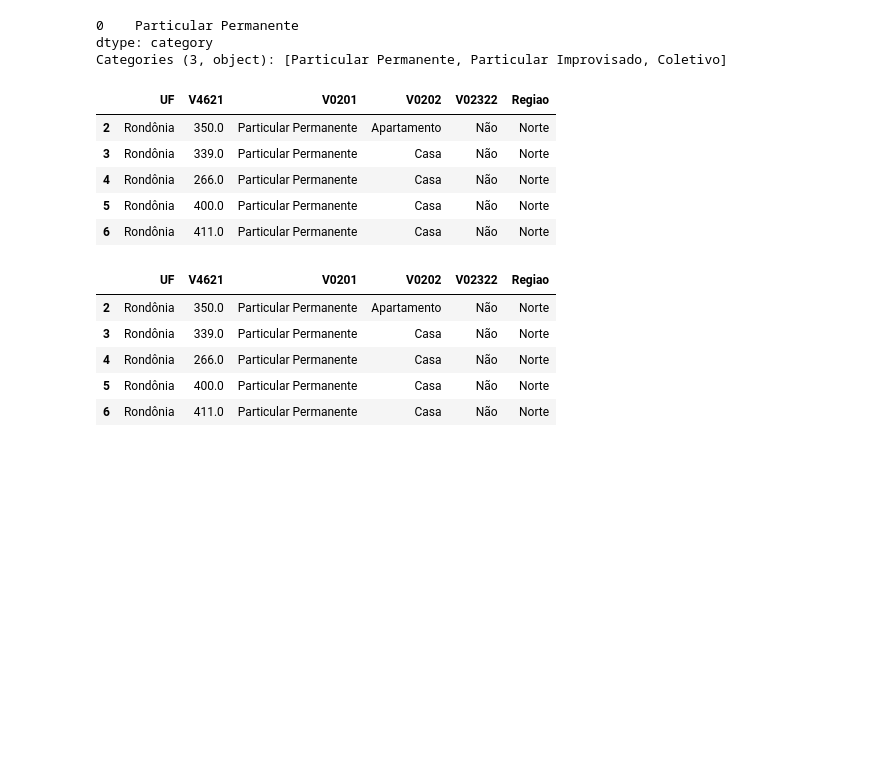
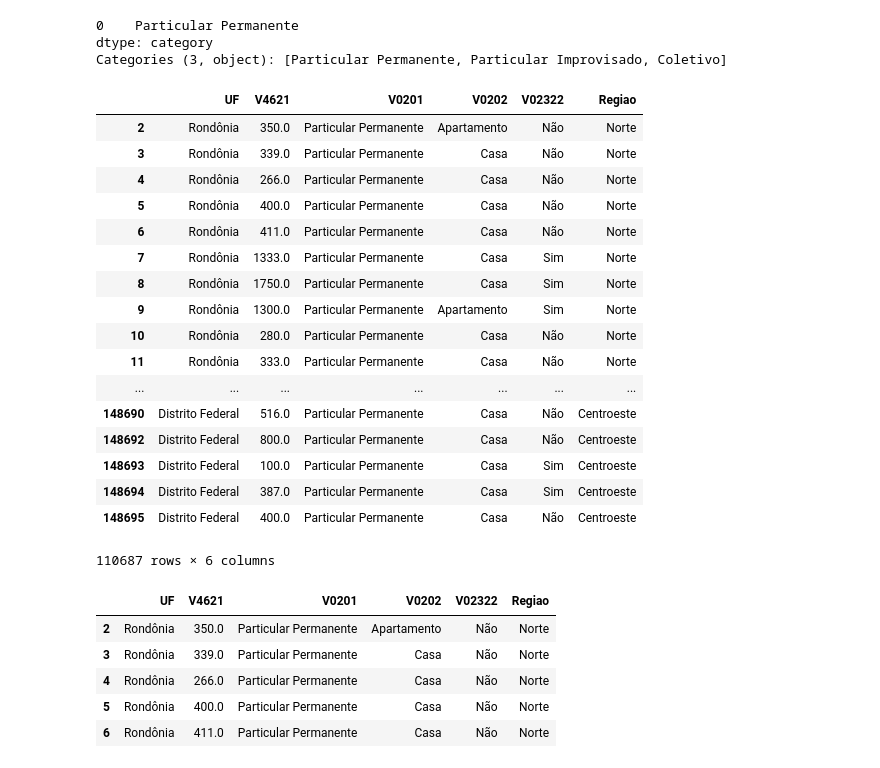
Before and after one commit to rodrigogatti/Projeto1, a Jupyter notebook: Projeto1 Layout.ipynb, the cells around one changed output. Saved outputs shown, nothing was run; the diff lists cells and outputs as text; code cells hidden in the pictures; blank space fills up the shorter version.

```diff
--- a/Projeto1 Layout.ipynb
+++ b/Projeto1 Layout.ipynb
@@ -98,15 +98,27 @@ dtype: category
 Categories (3, object): [Particular Permanente, Particular Improvisado, Coletivo]
 # %%
 #criar novo arquivo com as modas de cada estado
-dadosfiltrados= dados_nao_nulos[(dados_nao_nulos.V0201== 'Particular Permanente') & (dados_nao_nulos.V0202== 'Casa') | (dados_nao_nulos.V0202=='Apartamento')]
-dadosfiltrados.head()
+dadosfiltrados= dados_nao_nulos[(dados_nao_nulos.V0201== 'Particular Permanente')|(dados_nao_nulos.V0201== 'Particular Improvisado') & (dados_nao_nulos.V0202== 'Casa') | (dados_nao_nulos.V0202=='Apartamento')]
+dadosfiltrados
 # %% [output]
 |  | UF | V4621 | V0201 | V0202 | V02322 | Regiao |
 | 2 | Rondônia | 350.0 | Particular Permanente | Apartamento | Não | Norte |
 | 3 | Rondônia | 339.0 | Particular Permanente | Casa | Não | Norte |
 | 4 | Rondônia | 266.0 | Particular Permanente | Casa | Não | Norte |
 | 5 | Rondônia | 400.0 | Particular Permanente | Casa | Não | Norte |
 | 6 | Rondônia | 411.0 | Particular Permanente | Casa | Não | Norte |
+| 7 | Rondônia | 1333.0 | Particular Permanente | Casa | Sim | Norte |
+| 8 | Rondônia | 1750.0 | Particular Permanente | Casa | Sim | Norte |
+| 9 | Rondônia | 1300.0 | Particular Permanente | Apartamento | Sim | Norte |
+| 10 | Rondônia | 280.0 | Particular Permanente | Casa | Não | Norte |
+| 11 | Rondônia | 333.0 | Particular Permanente | Casa | Não | Norte |
+| ... | ... | ... | ... | ... | ... | ... |
+| 148690 | Distrito Federal | 516.0 | Particular Permanente | Casa | Não | Centroeste |
+| 148692 | Distrito Federal | 800.0 | Particular Permanente | Casa | Não | Centroeste |
+| 148693 | Distrito Federal | 100.0 | Particular Permanente | Casa | Sim | Centroeste |
+| 148694 | Distrito Federal | 387.0 | Particular Permanente | Casa | Sim | Centroeste |
+| 148695 | Distrito Federal | 400.0 | Particular Permanente | Casa | Não | Centroeste |
+110687 rows × 6 columns
 # %%
 #grafico de quantidade de sim ou nao por regiao
 tabelanorte= dadosfiltrados[dadosfiltrados.Regiao=='Norte']
```
Also changed, not shown: parts of 12 cells of this notebook.
